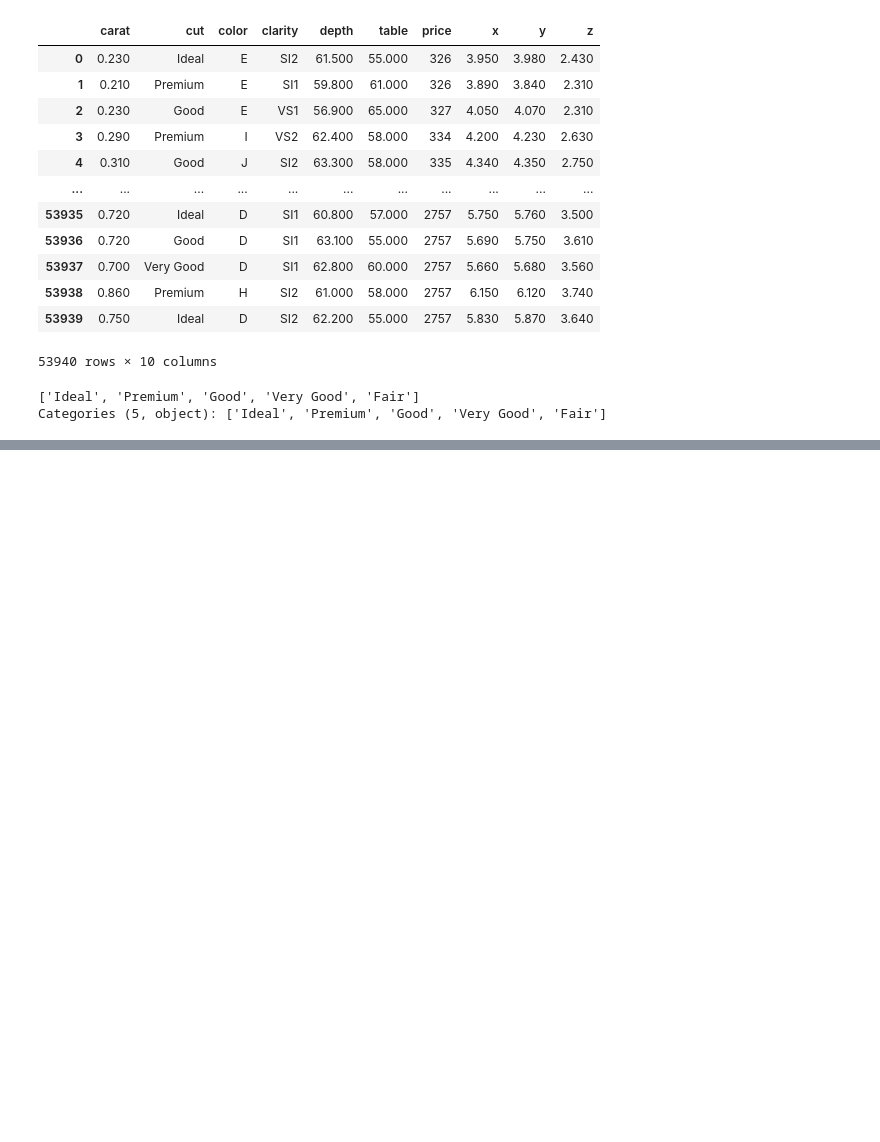
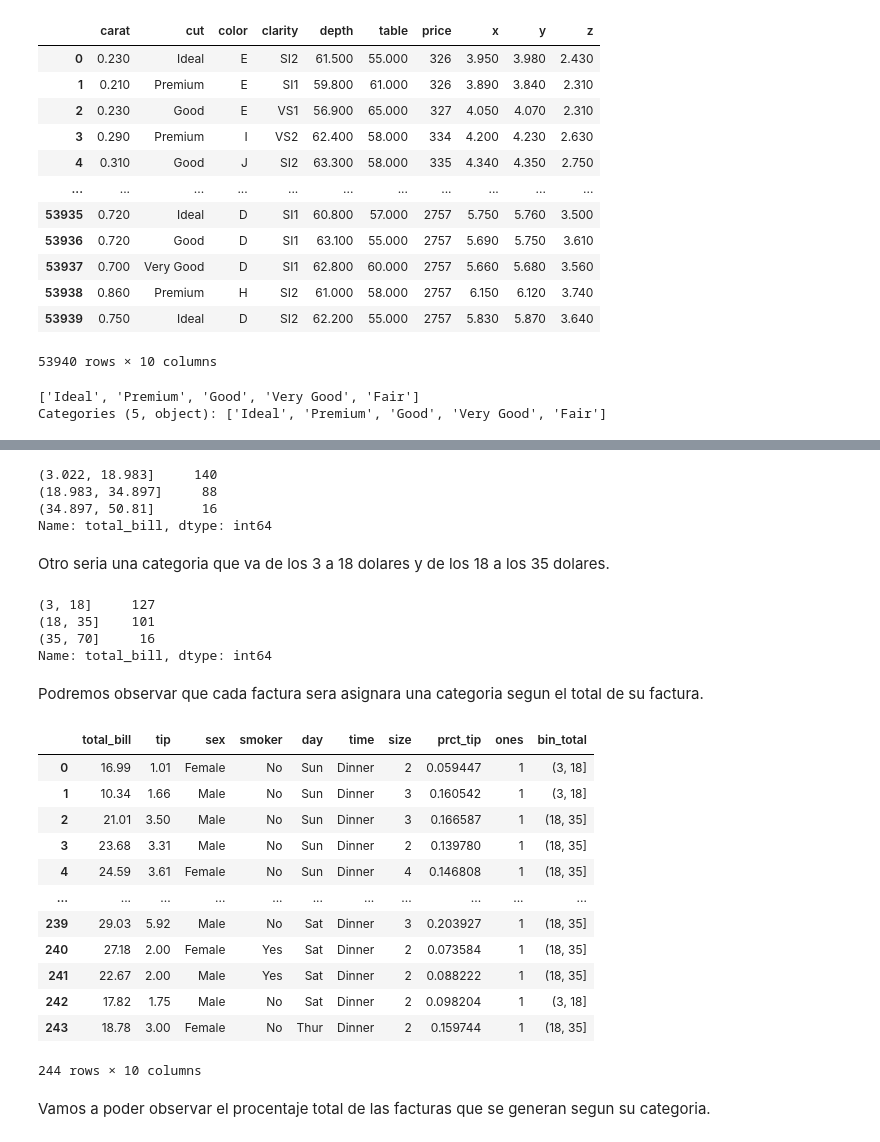
Before and after one commit to OscarABazanez/Manipulacion-y-Analisis-de-Datos-con-Pandas, a Jupyter notebook: [16] group-by.ipynb, the cells around one changed output, grey strips where cells are left out. Cells and saved outputs as stored; diff of their text form; code cells hidden in the pictures; blank space fills up the shorter version.

```diff
--- a/[16] group-by.ipynb
+++ b/[16] group-by.ipynb
@@ -165,0 +168,6 @@ Categories (5, object): ['Ideal', 'Premium', 'Good', 'Very Good', 'Fair']
+# %%
+import pandas as pd
+import seaborn as sns
+import numpy as np
+df = sns.load_dataset('tips')
+df
@@ -165,0 +232,3 @@ Categories (5, object): ['Ideal', 'Premium', 'Good', 'Very Good', 'Fair']
+# %%
+df['prct_tip'] = df['tip']/df['total_bill']
+df
@@ -165,0 +349,2 @@ Categories (5, object): ['Ideal', 'Premium', 'Good', 'Very Good', 'Fair']
+# %%
+df['ones'] = 1
@@ -165,0 +380,37 @@ Categories (5, object): ['Ideal', 'Premium', 'Good', 'Very Good', 'Fair']
+# %%
+pd.cut(df['total_bill'], bins = 3).value_counts()
+# %% [output]
+(3.022, 18.983]     140
+(18.983, 34.897]     88
+(34.897, 50.81]      16
+Name: total_bill, dtype: int64
+# %% [markdown]
+Otro seria una categoria que va de los 3 a 18 dolares y de los 18 a los 35 dolares.
+# %%
+pd.cut(df['total_bill'], bins=[3,18,35,70]).value_counts()
+# %% [output]
+(3, 18]     127
+(18, 35]    101
+(35, 70]     16
+Name: total_bill, dtype: int64
+# %% [markdown]
+Podremos observar que cada factura sera asignara una categoria segun el total de su factura.
+# %%
+df['bin_total'] = pd.cut(df['total_bill'], bins=[3,18,35,70])
+df
+# %% [output]
+|  | total_bill | tip | sex | smoker | day | time | size | prct_tip | ones | bin_total |
+| 0 | 16.99 | 1.01 | Female | No | Sun | Dinner | 2 | 0.059447 | 1 | (3, 18] |
+| 1 | 10.34 | 1.66 | Male | No | Sun | Dinner | 3 | 0.160542 | 1 | (3, 18] |
+| 2 | 21.01 | 3.50 | Male | No | Sun | Dinner | 3 | 0.166587 | 1 | (18, 35] |
+| 3 | 23.68 | 3.31 | Male | No | Sun | Dinner | 2 | 0.139780 | 1 | (18, 35] |
+| 4 | 24.59 | 3.61 | Female | No | Sun | Dinner | 4 | 0.146808 | 1 | (18, 35] |
+| ... | ... | ... | ... | ... | ... | ... | ... | ... | ... | ... |
+| 239 | 29.03 | 5.92 | Male | No | Sat | Dinner | 3 | 0.203927 | 1 | (18, 35] |
+| 240 | 27.18 | 2.00 | Female | Yes | Sat | Dinner | 2 | 0.073584 | 1 | (18, 35] |
+| 241 | 22.67 | 2.00 | Male | Yes | Sat | Dinner | 2 | 0.088222 | 1 | (18, 35] |
+| 242 | 17.82 | 1.75 | Male | No | Sat | Dinner | 2 | 0.098204 | 1 | (3, 18] |
+| 243 | 18.78 | 3.00 | Female | No | Thur | Dinner | 2 | 0.159744 | 1 | (18, 35] |
+244 rows × 10 columns
+# %% [markdown]
+Vamos a poder observar el procentaje total de las facturas que se generan segun su categoria.
```
Also changed, not shown: parts of 29 cells of this notebook, 2 other files.
